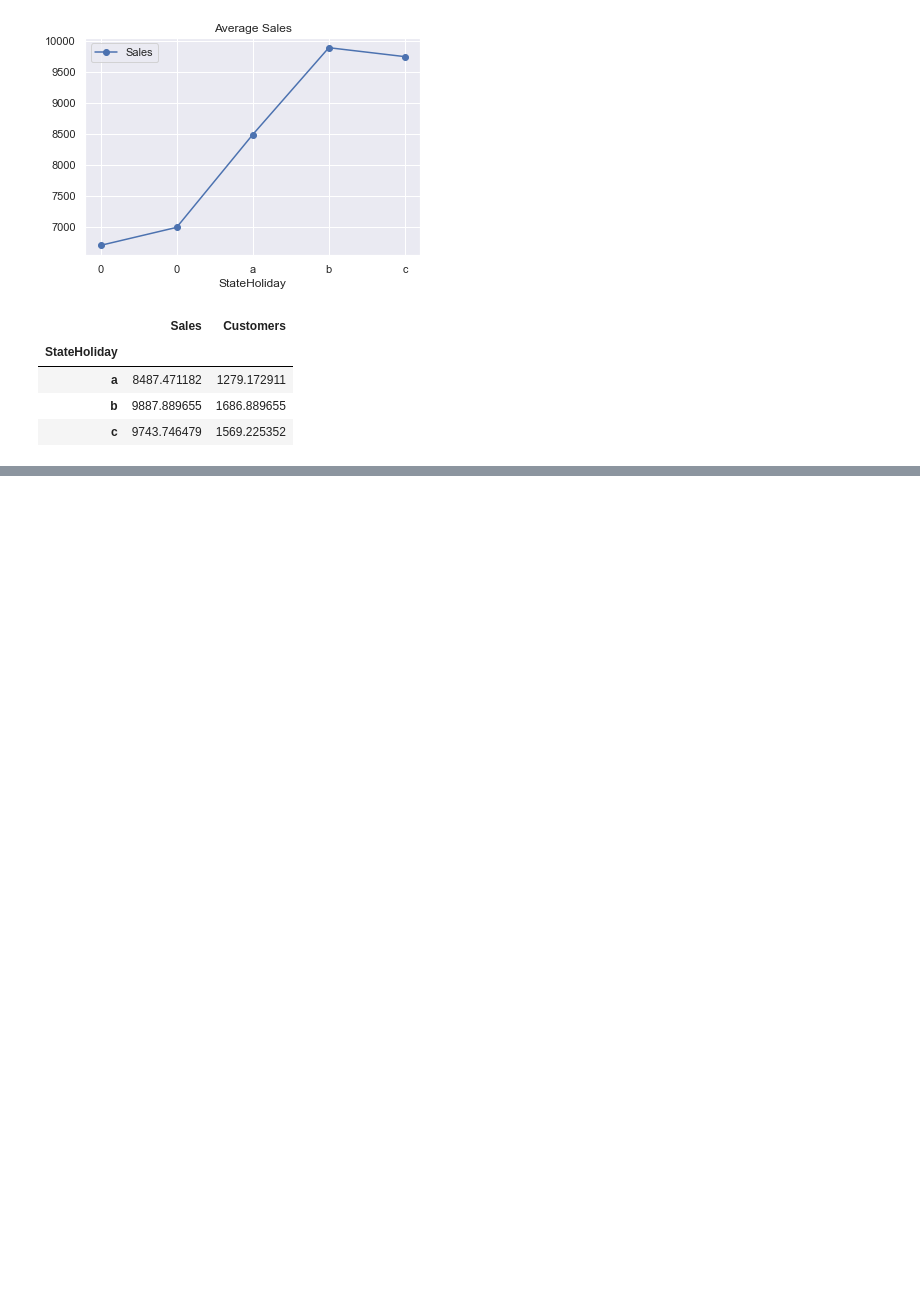
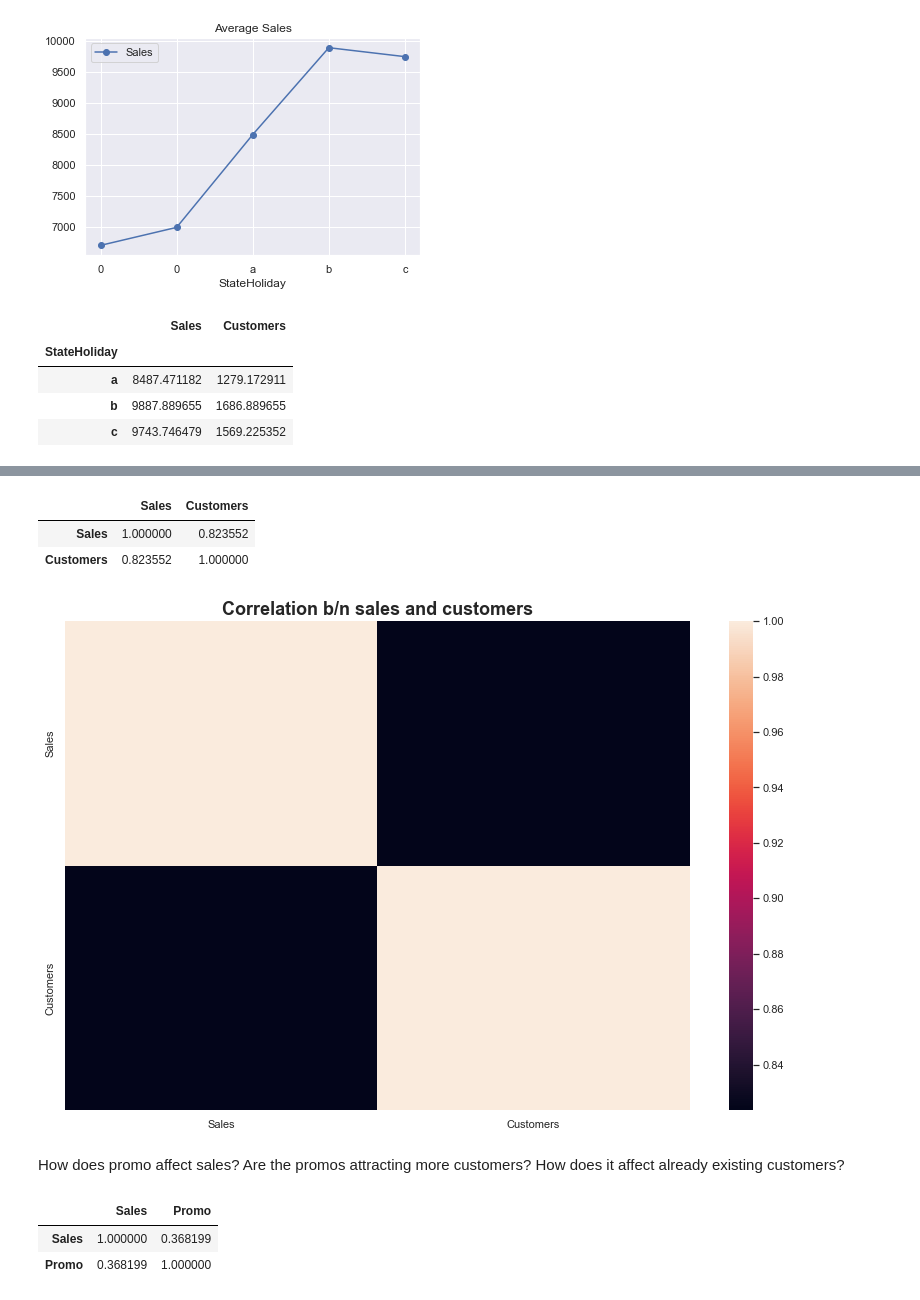
Before and after one commit to michaelgetachew-abebe/Pharmaceutical-Sales-Prediction_Rossmann, a Jupyter notebook: notebooks/explratory_data_analysis.ipynb, the cells around one changed output, grey strips where cells are left out. Drawn from its saved outputs; the diff is of its cells as text; code cells hidden in the pictures; blank space fills up the shorter version.

Commit message:
Feat(add): added more answeres to the necessary exploration questions

```diff
--- a/notebooks/explratory_data_analysis.ipynb
+++ b/notebooks/explratory_data_analysis.ipynb
@@ -511,0 +541,22 @@ seasonal.head()
+# %%
+sales_customer_rln = train_df.loc[:,['Sales','Customers']]
+sales_cutomer_corr = sales_customer_rln.corr()
+sales_cutomer_corr.head()
+# %% [output]
+|  | Sales | Customers |
+| Sales | 1.000000 | 0.823552 |
+| Customers | 0.823552 | 1.000000 |
+# %%
+exploration.plot_heatmap_from_correlation(sales_cutomer_corr, 'Correlation b/n sales and customers')
+# %% [output]
+[figure, added]
+# %% [markdown]
+How does promo affect sales? Are the promos attracting more customers? How does it affect already existing customers?
+# %%
+sales_promo_rln = train_store.loc[:,['Sales','Promo']]
+sales_promo_corr = sales_promo_rln.corr()
+sales_promo_corr.head()
+# %% [output]
+|  | Sales | Promo |
+| Sales | 1.000000 | 0.368199 |
+| Promo | 0.368199 | 1.000000 |
```
Also changed, not shown: parts of 15 cells of this notebook.
